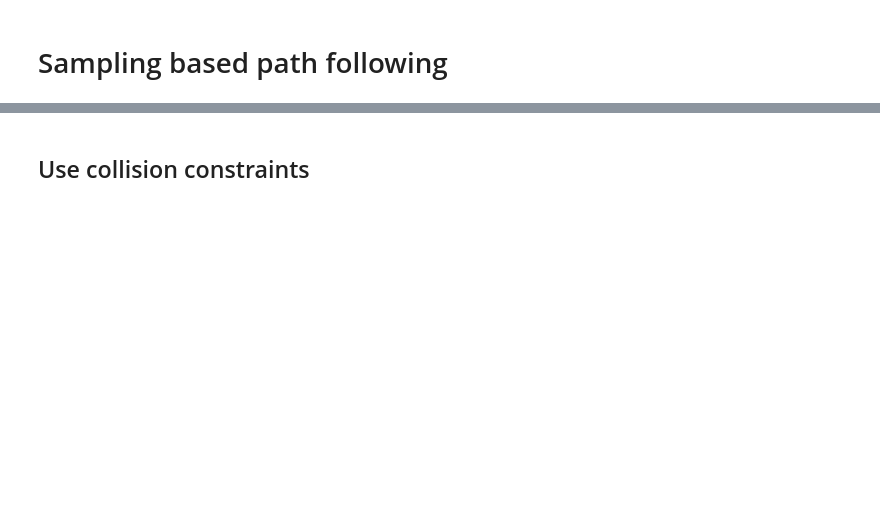
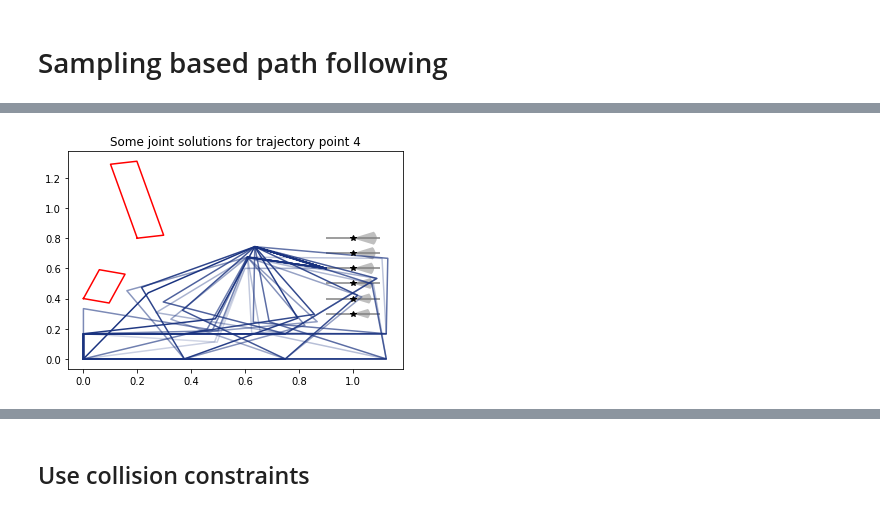
Before and after one commit to JeroenDM/planar_python_robotics, a Jupyter notebook: example_redundant_kinematics.ipynb, the cells around one changed output, grey strips where cells are left out. Drawn from its saved outputs; the diff is of its cells as text; code cells hidden in the pictures; blank space fills up the shorter version.

```diff
--- a/example_redundant_kinematics.ipynb
+++ b/example_redundant_kinematics.ipynb
@@ -37,0 +80,9 @@ plt.show()
+# %%
+fig2, ax2 = plt.subplots()
+robot1.plot_path_kinematics(ax2, path_js[3][1:30])
+plt.title("Some joint solutions for trajectory point 4")
+for tp in path1: tp.plot(ax2)
+for r in sc1: r.plot(ax2, 'r')
+plt.show()
+# %% [output]
+[figure, added]
```
Also changed, not shown: parts of 38 cells of this notebook.
